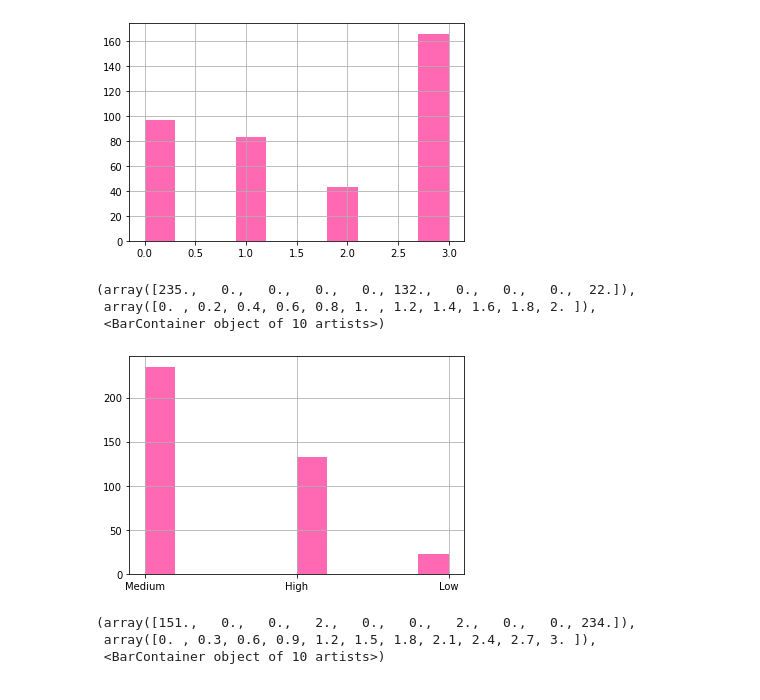
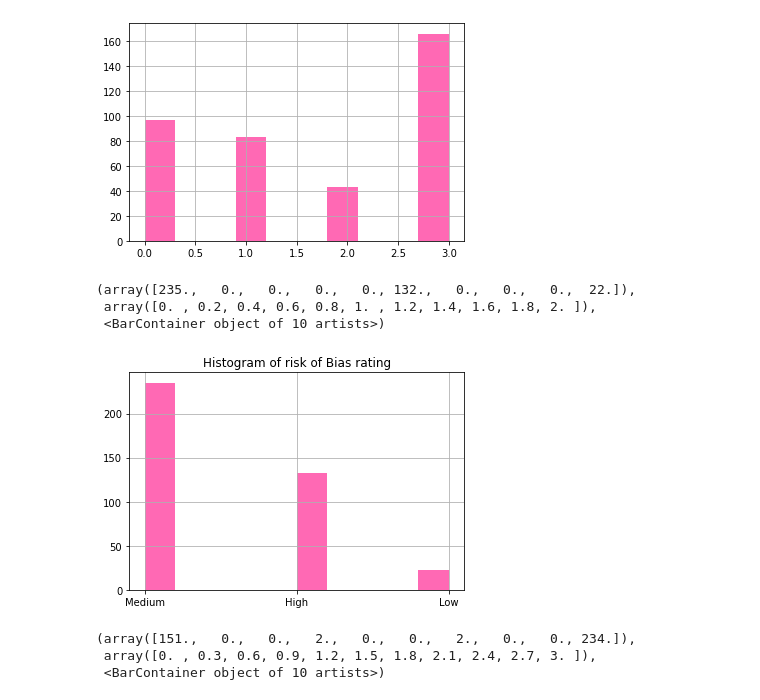
Before and after one commit to Eleanya716/final-project, a Jupyter notebook: risk of bias 2.ipynb, the cells around one changed output. Saved outputs shown, nothing was run; the diff lists cells and outputs as text; code cells hidden in the pictures.

```diff
--- a/risk of bias 2.ipynb
+++ b/risk of bias 2.ipynb
@@ -347,12 +338,13 @@ plt.hist(bias['Male_recode'], facecolor='hotpink')
 [figure]
 # %%
 bias['Risk of Bias Rating'].hist()
-plt.hist(bias['Risk of Bias Rating'], facecolor='hotpink')
+plt.title('Histogram of risk of Bias rating')
+plt.hist(bias['Risk of Bias Rating'], facecolor ='hotpink')
 # %% [output]
 (array([235.,   0.,   0.,   0.,   0., 132.,   0.,   0.,   0.,  22.]),
  array([0. , 0.2, 0.4, 0.6, 0.8, 1. , 1.2, 1.4, 1.6, 1.8, 2. ]),
  <BarContainer object of 10 artists>)
-[figure, old version]
+[figure, new version]
 # %%
 bias['Military_recode'].hist()
 plt.hist(bias['Military_recode'], facecolor='hotpink')
```
Also changed, not shown: parts of 68 cells of this notebook.
